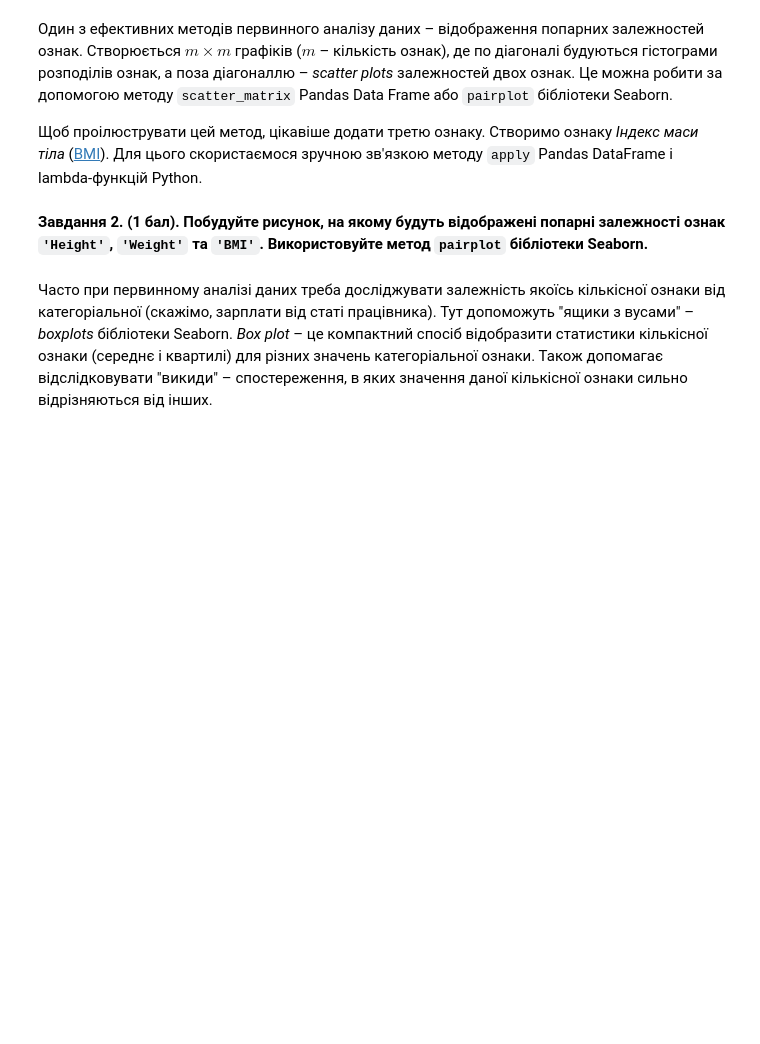
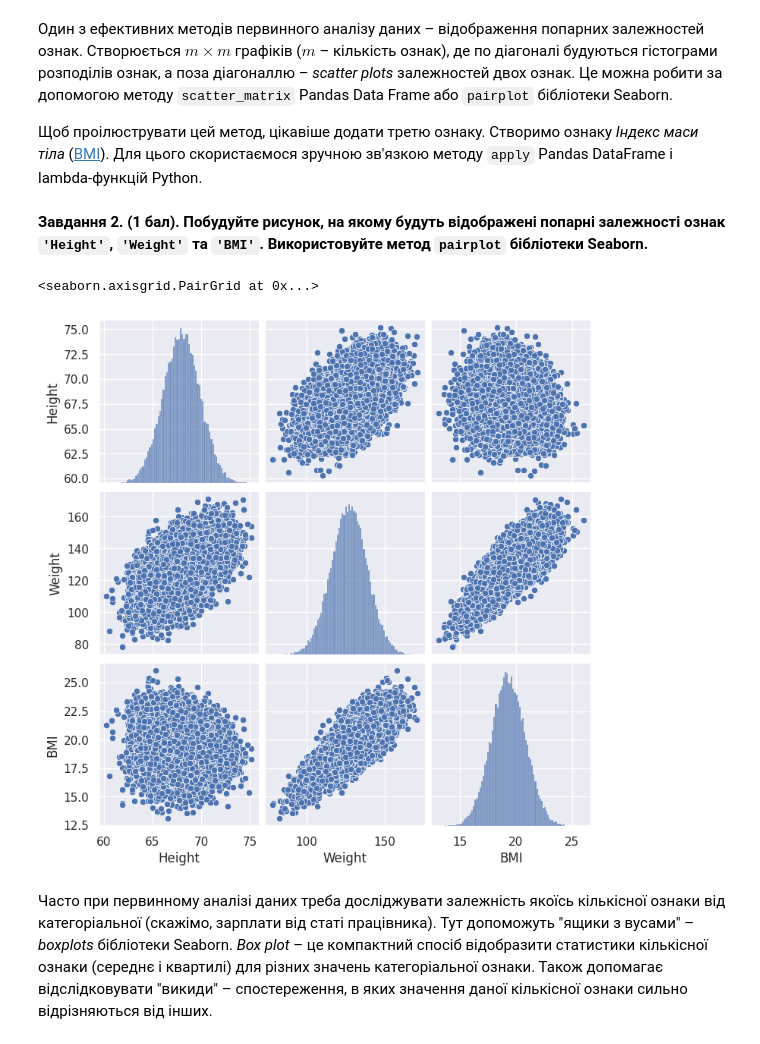
Before and after one commit to allllpina/3_course, a Jupyter notebook: Machine_Learning/Lab4/lab/lab04_linreg_optimization.ipynb, the cells around one changed output. Saved outputs shown, nothing was run; the diff lists cells and outputs as text; code cells hidden in the pictures; blank space fills up the shorter version.

```diff
--- a/Machine_Learning/Lab4/lab/lab04_linreg_optimization.ipynb
+++ b/Machine_Learning/Lab4/lab/lab04_linreg_optimization.ipynb
@@ -74,6 +88,10 @@ data['BMI'] = data.apply(lambda row: make_bmi(row['Height'],
 **Завдання 2. (1 бал). Побудуйте рисунок, на якому будуть відображені попарні залежності ознак `'Height'`, `'Weight'` та `'BMI'`. Використовуйте метод `pairplot` бібліотеки Seaborn.**
 # %%
 # Ваш код тут
+sns.pairplot(data)
+# %% [output]
+<seaborn.axisgrid.PairGrid at 0x...>
+[figure, added]
 # %% [markdown]
 Часто при первинному аналізі даних треба досліджувати залежність якоїсь кількісної ознаки від категоріальної (скажімо, зарплати від статі працівника). Тут допоможуть "ящики з вусами" – *boxplots* бібліотеки Seaborn. *Box plot* – це компактний спосіб відобразити статистики кількісної ознаки (середнє і квартилі) для різних значень категоріальної ознаки. Також допомагає відслідковувати "викиди" – спостереження, в яких значення даної кількісної ознаки сильно відрізняються від інших.
 # %% [markdown]
```
Also changed, not shown: parts of 25 cells of this notebook.
